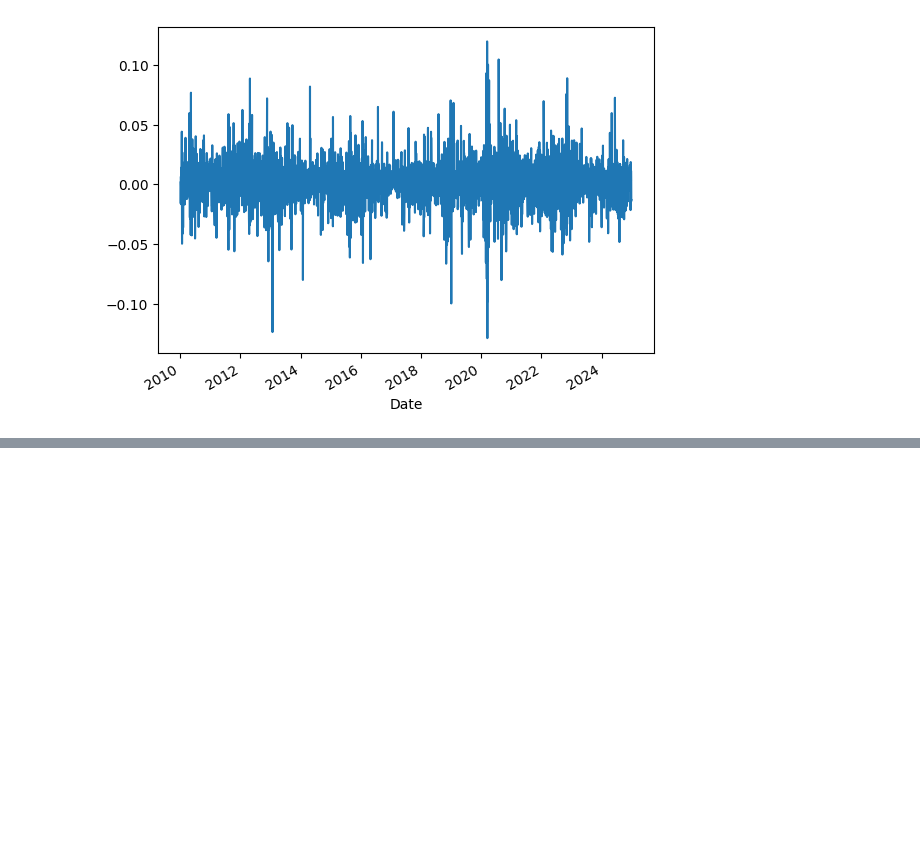
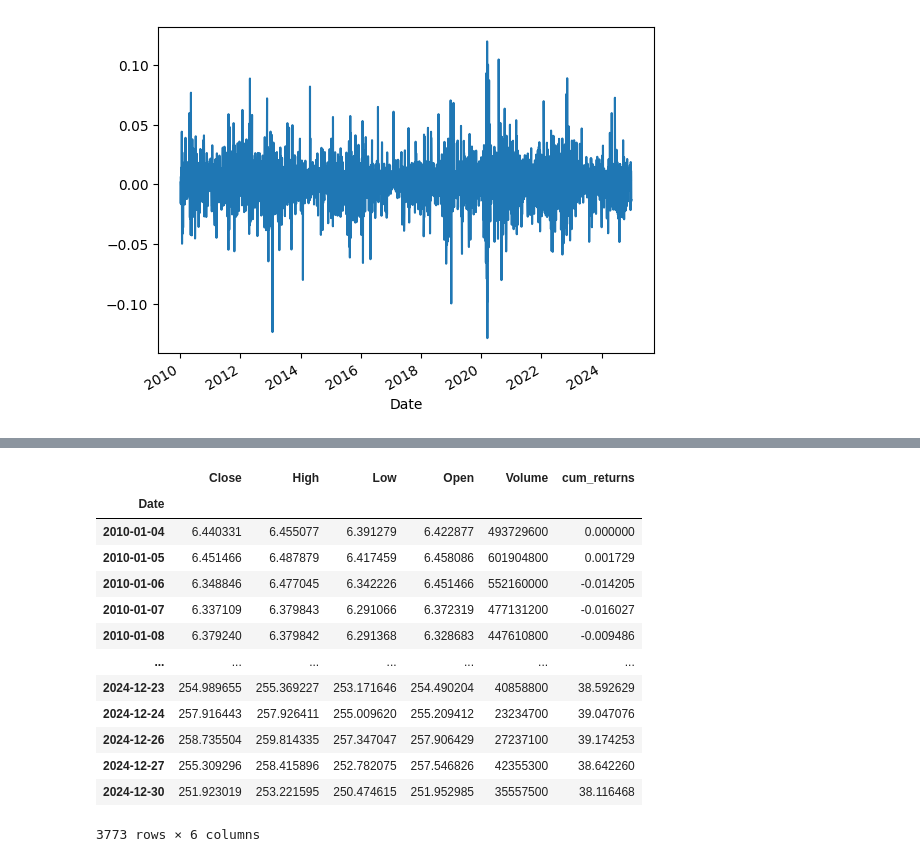
Before and after one commit to MohamedRamadanYakoup/30-Days-of-Code, a Jupyter notebook: Finance/note1.ipynb, the cells around one changed output, grey strips where cells are left out. Cells and saved outputs as stored; diff of their text form; code cells hidden in the pictures; blank space fills up the shorter version.

```diff
--- a/Finance/note1.ipynb
+++ b/Finance/note1.ipynb
@@ -83,0 +94,17 @@ raw.pct_change().Close.plot()
+# %%
+raw.assign(cum_returns=lambda df:cumlative_returns(df, 'Close'))
+# %% [output]
+|  | Close | High | Low | Open | Volume | cum_returns |
+| Date |  |  |  |  |  |  |
+| 2010-01-04 | 6.440331 | 6.455077 | 6.391279 | 6.422877 | 493729600 | 0.000000 |
+| 2010-01-05 | 6.451466 | 6.487879 | 6.417459 | 6.458086 | 601904800 | 0.001729 |
+| 2010-01-06 | 6.348846 | 6.477045 | 6.342226 | 6.451466 | 552160000 | -0.014205 |
+| 2010-01-07 | 6.337109 | 6.379843 | 6.291066 | 6.372319 | 477131200 | -0.016027 |
+| 2010-01-08 | 6.379240 | 6.379842 | 6.291368 | 6.328683 | 447610800 | -0.009486 |
+| ... | ... | ... | ... | ... | ... | ... |
+| 2024-12-23 | 254.989655 | 255.369227 | 253.171646 | 254.490204 | 40858800 | 38.592629 |
+| 2024-12-24 | 257.916443 | 257.926411 | 255.009620 | 255.209412 | 23234700 | 39.047076 |
+| 2024-12-26 | 258.735504 | 259.814335 | 257.347047 | 257.906429 | 27237100 | 39.174253 |
+| 2024-12-27 | 255.309296 | 258.415896 | 252.782075 | 257.546826 | 42355300 | 38.642260 |
+| 2024-12-30 | 251.923019 | 253.221595 | 250.474615 | 251.952985 | 35557500 | 38.116468 |
+3773 rows × 6 columns
```
Also changed, not shown: parts of 5 cells of this notebook.
